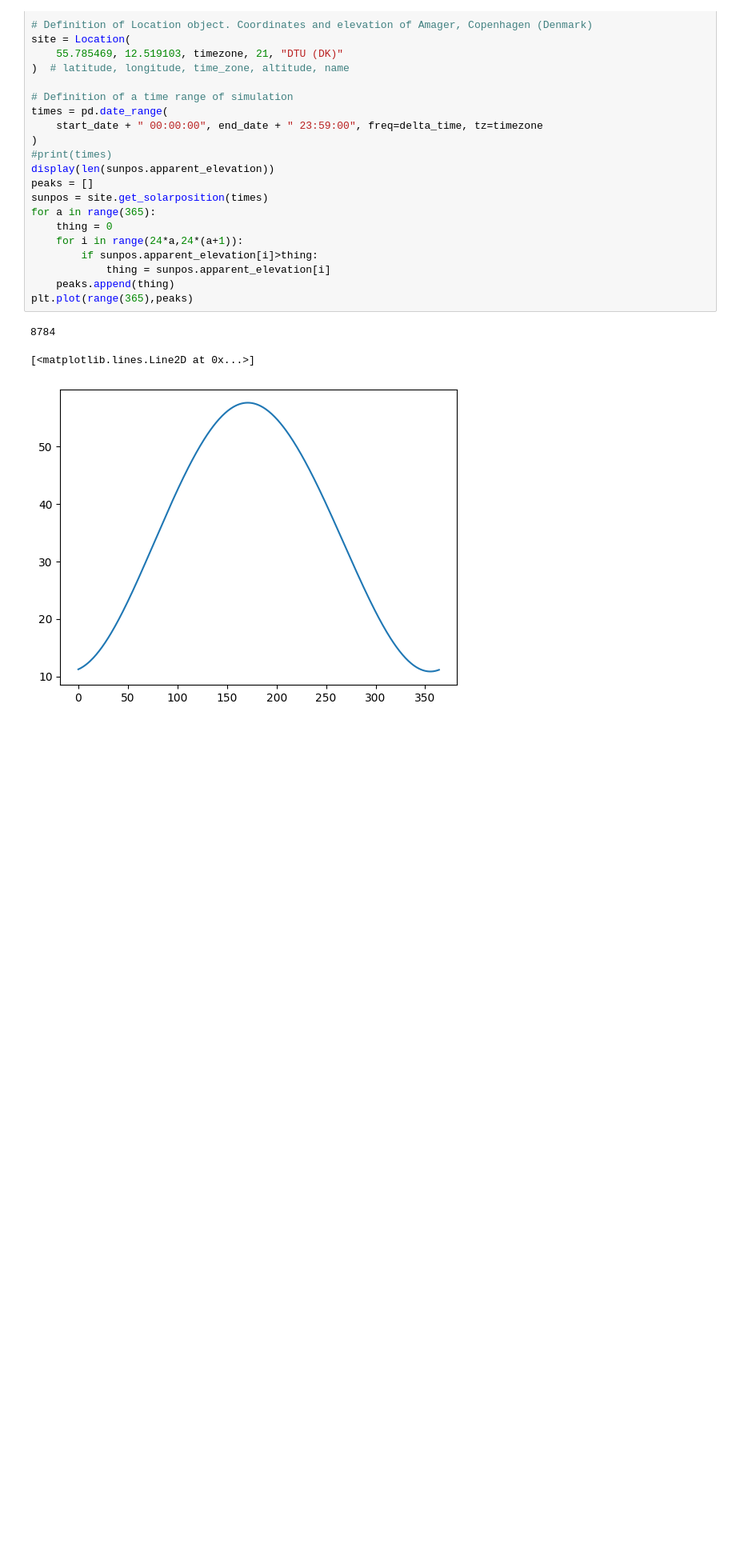
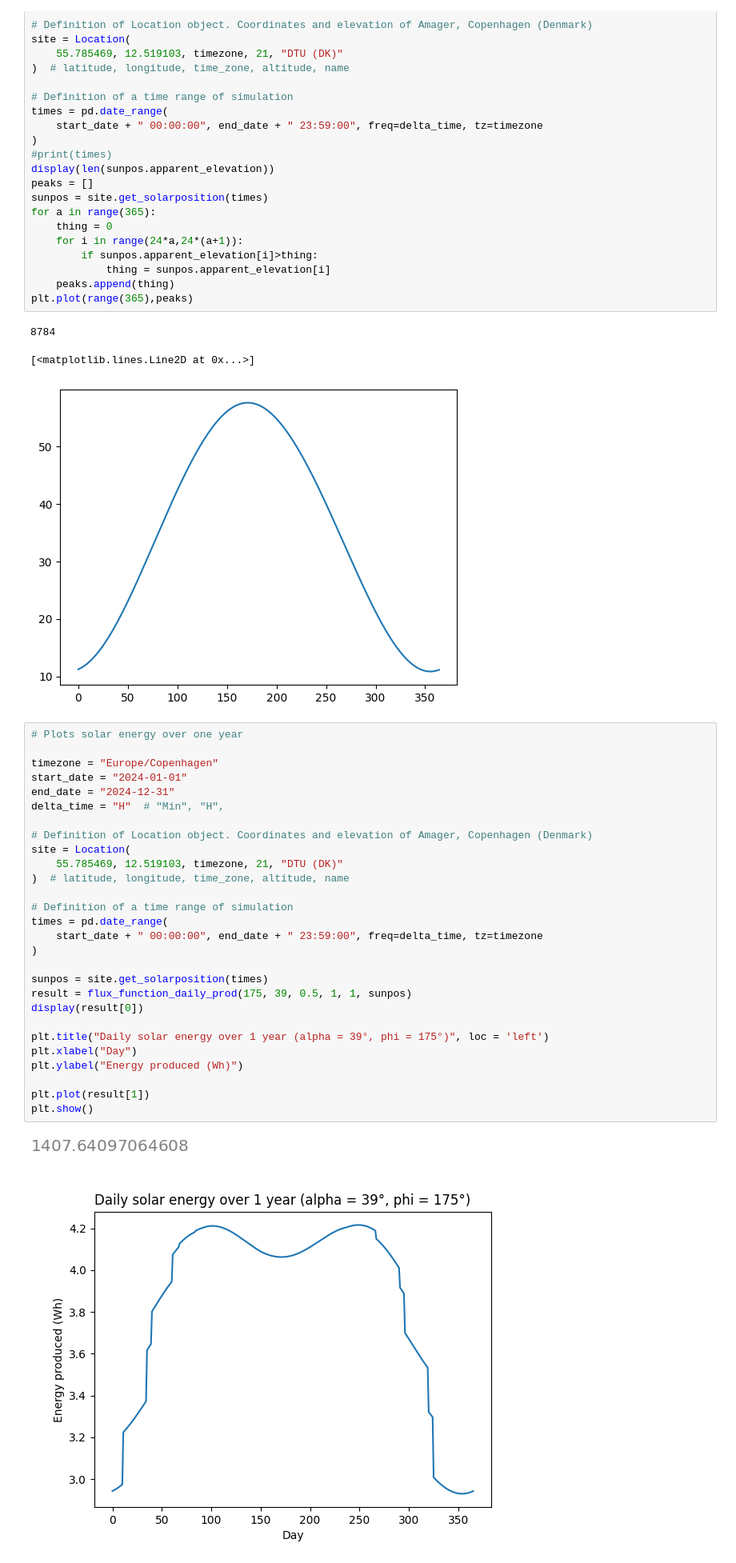
Before and after one commit to Romultra/Ultra-solar-panels, a Jupyter notebook: panelgrap.ipynb, the cells around one changed output. Shown at 80% size. Drawn from its saved outputs; the diff is of its cells as text; blank space fills up the shorter version.

```diff
--- a/panelgrap.ipynb
+++ b/panelgrap.ipynb
@@ -96,3 +99,34 @@ plt.plot(range(365),peaks)
 8784
 [<matplotlib.lines.Line2D at 0x...>]
 [figure]
+# %%
+# Plots solar energy over one year
+
+timezone = "Europe/Copenhagen"
+start_date = "2024-01-01"
+end_date = "2024-12-31"
+delta_time = "H"  # "Min", "H",
+
+# Definition of Location object. Coordinates and elevation of Amager, Copenhagen (Denmark)
+site = Location(
+    55.785469, 12.519103, timezone, 21, "DTU (DK)"
+)  # latitude, longitude, time_zone, altitude, name
+
+# Definition of a time range of simulation
+times = pd.date_range(
+    start_date + " 00:00:00", end_date + " 23:59:00", freq=delta_time, tz=timezone
+)
+
+sunpos = site.get_solarposition(times)
+result = flux_function_daily_prod(175, 39, 0.5, 1, 1, sunpos)
+display(result[0])
+
+plt.title("Daily solar energy over 1 year (alpha = 39°, phi = 175°)", loc = 'left')
+plt.xlabel("Day")
+plt.ylabel("Energy produced (Wh)")
+
+plt.plot(result[1])
+plt.show()
+# %% [output]
+[figure, added]
+[figure, added]
```
Also changed, not shown: parts of 3 cells of this notebook, 14 other files.
